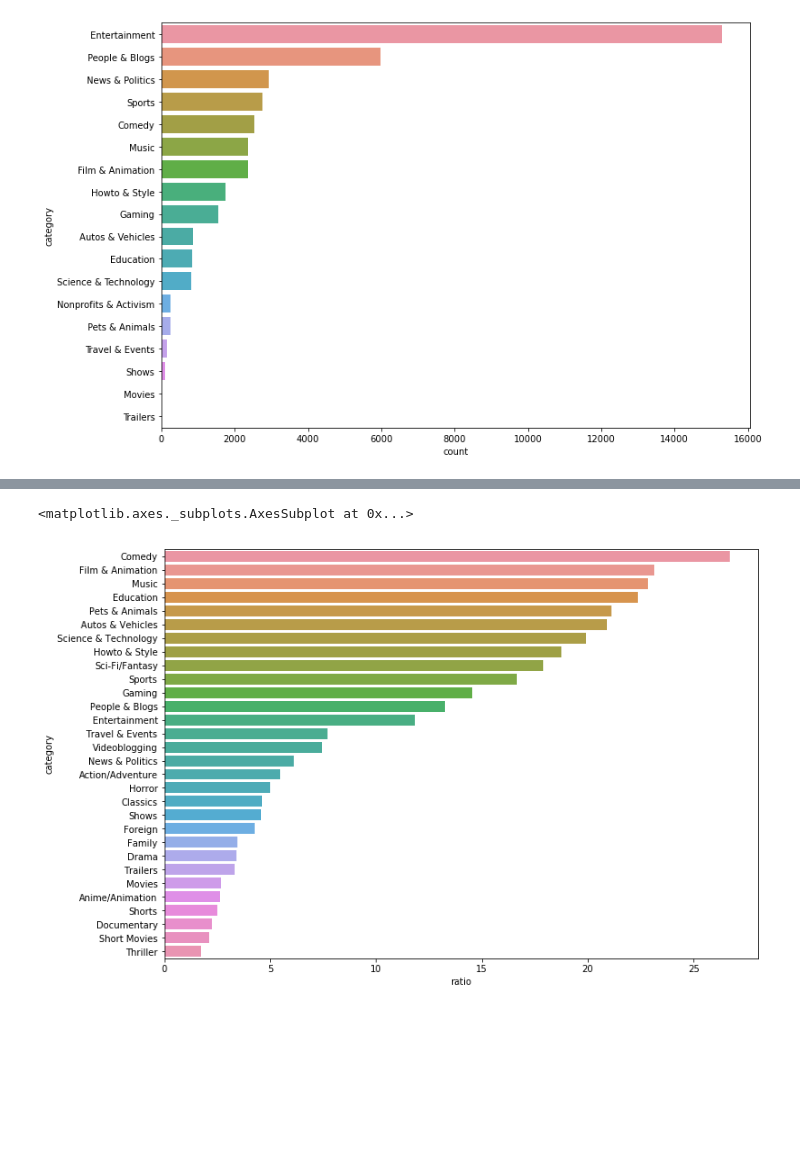
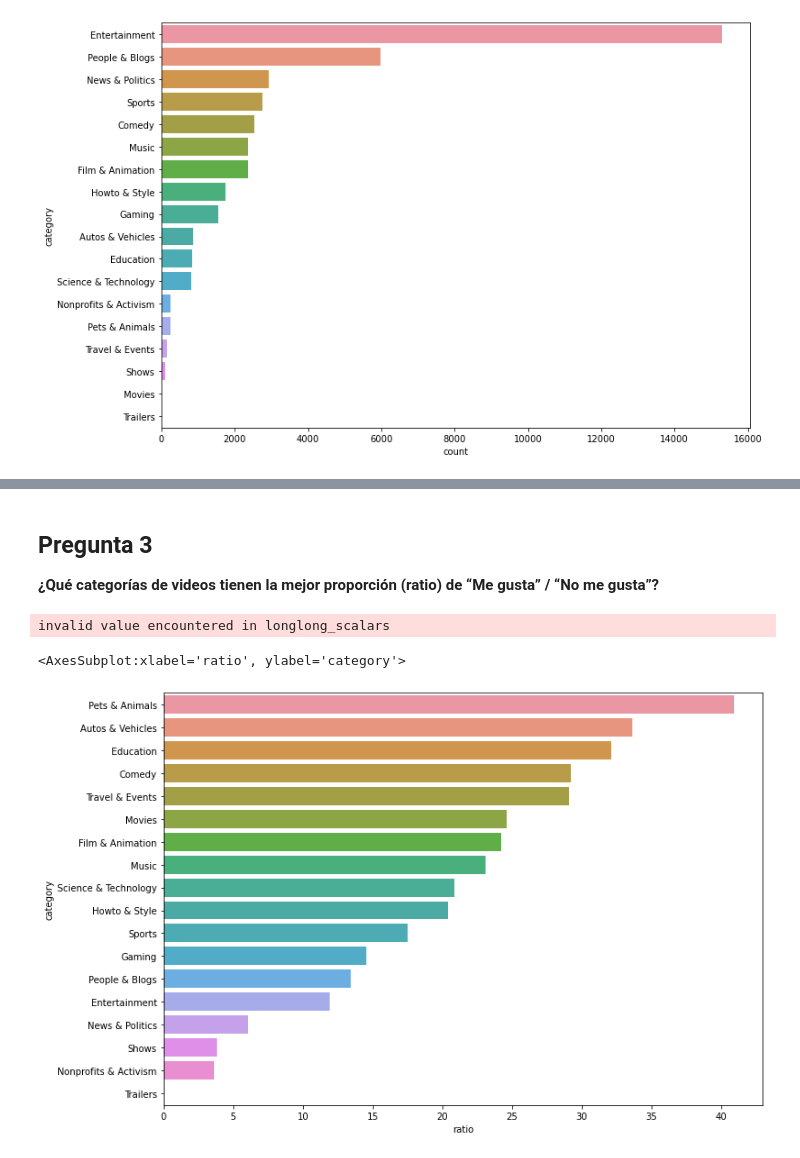
Before and after one commit to ZuxAlone/EB-2021-1-CC51, a Jupyter notebook: code/TF_code.ipynb, the cells around one changed output, grey strips where cells are left out. Drawn from its saved outputs; the diff is of its cells as text; code cells hidden in the pictures; blank space fills up the shorter version.

```diff
--- a/code/TF_code.ipynb
+++ b/code/TF_code.ipynb
@@ -259,3 +260,5 @@ data.iloc[10:20]
 data.to_csv('../data/DEvideos_cc50_202101_final.csv',index=False)
 # %% [markdown]
 # Visualización de datos
+# %%
+data = pd.read_csv("../data/DEvideos_cc50_202101_final.csv")
@@ -285,13 +366,16 @@ sns.barplot(y='category', x='dislikes', data=data, ci=None, estimator=sum,
+# %% [markdown]
+## Pregunta 3
+**¿Qué categorías de videos tienen la mejor proporción (ratio) de “Me gusta” / “No me gusta”?**
 # %%
 def ratio_likes_dislikes(x): return x['likes'].agg(
     'sum') / x['dislikes'].agg('sum')
 
-
-r = data.groupby(['category']).apply(
+r_lk_dlk = data.groupby(['category']).apply(
     ratio_likes_dislikes).sort_values(ascending=False).reset_index(name='ratio')
 a4_dims = (11.7, 8.27)
 fig, ax = plt.subplots(figsize=a4_dims)
-sns.barplot(x='ratio', y='category', data=r, ci=None)
+sns.barplot(x='ratio', y='category', data=r_lk_dlk, ci=None)
 # %% [output]
-<matplotlib.axes._subplots.AxesSubplot at 0x...>
+invalid value encountered in longlong_scalars
+<AxesSubplot:xlabel='ratio', ylabel='category'>
-[figure, old version]
+[figure, new version]
```
Also changed, not shown: parts of 32 cells of this notebook.
